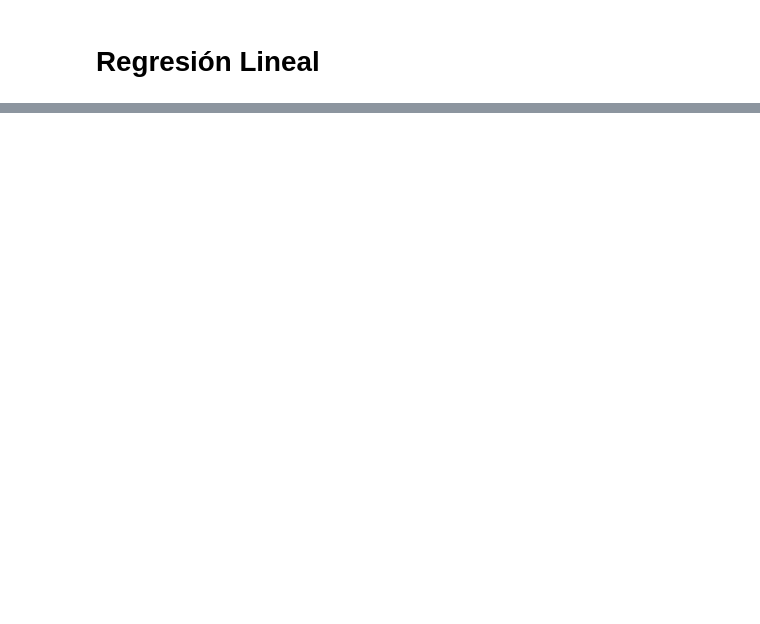
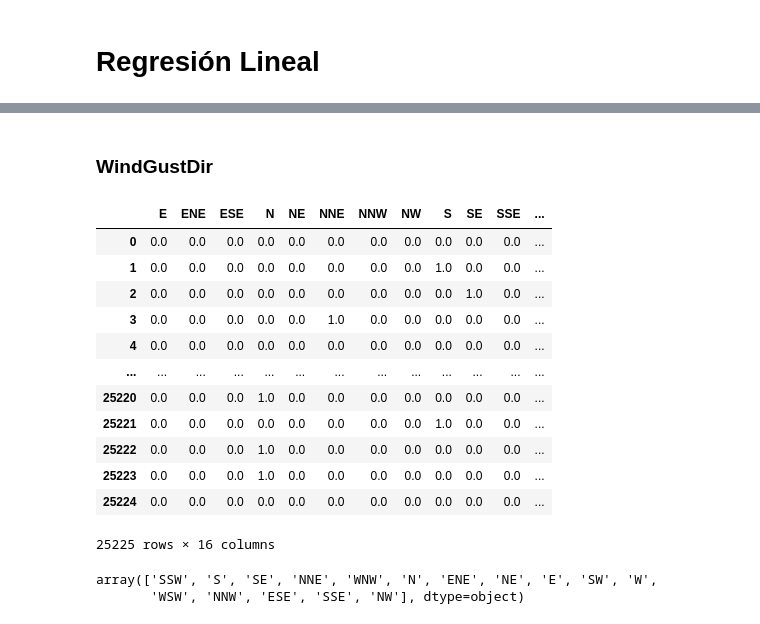
Before and after one commit to MateoGraviFiorino/AA1-TUIA-GraviFiorino-Gauto, a Jupyter notebook: AA1-TUIA-GraviFiorino-Gauto.ipynb, the cells around one changed output, grey strips where cells are left out. Drawn from its saved outputs; the diff is of its cells as text; code cells hidden in the pictures; blank space fills up the shorter version.

```diff
--- a/AA1-TUIA-GraviFiorino-Gauto.ipynb
+++ b/AA1-TUIA-GraviFiorino-Gauto.ipynb
@@ -511,0 +601,26 @@ memory usage: 5.5+ MB
+# %% [markdown]
+### WindGustDir
+# %%
+encoder = OneHotEncoder()
+one_hot_encoder = encoder.fit_transform(df[['WindGustDir']])
+one_hot_df = pd.DataFrame(one_hot_encoder.toarray(), columns = encoder.categories_[0])
+one_hot_df
+# %% [output]
+|  | E | ENE | ESE | N | NE | NNE | NNW | NW | S | SE | SSE | ... |
+| 0 | 0.0 | 0.0 | 0.0 | 0.0 | 0.0 | 0.0 | 0.0 | 0.0 | 0.0 | 0.0 | 0.0 | ... |
+| 1 | 0.0 | 0.0 | 0.0 | 0.0 | 0.0 | 0.0 | 0.0 | 0.0 | 1.0 | 0.0 | 0.0 | ... |
+| 2 | 0.0 | 0.0 | 0.0 | 0.0 | 0.0 | 0.0 | 0.0 | 0.0 | 0.0 | 1.0 | 0.0 | ... |
+| 3 | 0.0 | 0.0 | 0.0 | 0.0 | 0.0 | 1.0 | 0.0 | 0.0 | 0.0 | 0.0 | 0.0 | ... |
+| 4 | 0.0 | 0.0 | 0.0 | 0.0 | 0.0 | 0.0 | 0.0 | 0.0 | 0.0 | 0.0 | 0.0 | ... |
+| ... | ... | ... | ... | ... | ... | ... | ... | ... | ... | ... | ... | ... |
+| 25220 | 0.0 | 0.0 | 0.0 | 1.0 | 0.0 | 0.0 | 0.0 | 0.0 | 0.0 | 0.0 | 0.0 | ... |
+| 25221 | 0.0 | 0.0 | 0.0 | 0.0 | 0.0 | 0.0 | 0.0 | 0.0 | 1.0 | 0.0 | 0.0 | ... |
+| 25222 | 0.0 | 0.0 | 0.0 | 1.0 | 0.0 | 0.0 | 0.0 | 0.0 | 0.0 | 0.0 | 0.0 | ... |
+| 25223 | 0.0 | 0.0 | 0.0 | 1.0 | 0.0 | 0.0 | 0.0 | 0.0 | 0.0 | 0.0 | 0.0 | ... |
+| 25224 | 0.0 | 0.0 | 0.0 | 0.0 | 0.0 | 0.0 | 0.0 | 0.0 | 0.0 | 0.0 | 0.0 | ... |
+25225 rows × 16 columns
+# %%
+df['WindGustDir'].unique()
+# %% [output]
+array(['SSW', 'S', 'SE', 'NNE', 'WNW', 'N', 'ENE', 'NE', 'E', 'SW', 'W',
+       'WSW', 'NNW', 'ESE', 'SSE', 'NW'], dtype=object)
```
Also changed, not shown: parts of 21 cells of this notebook.
